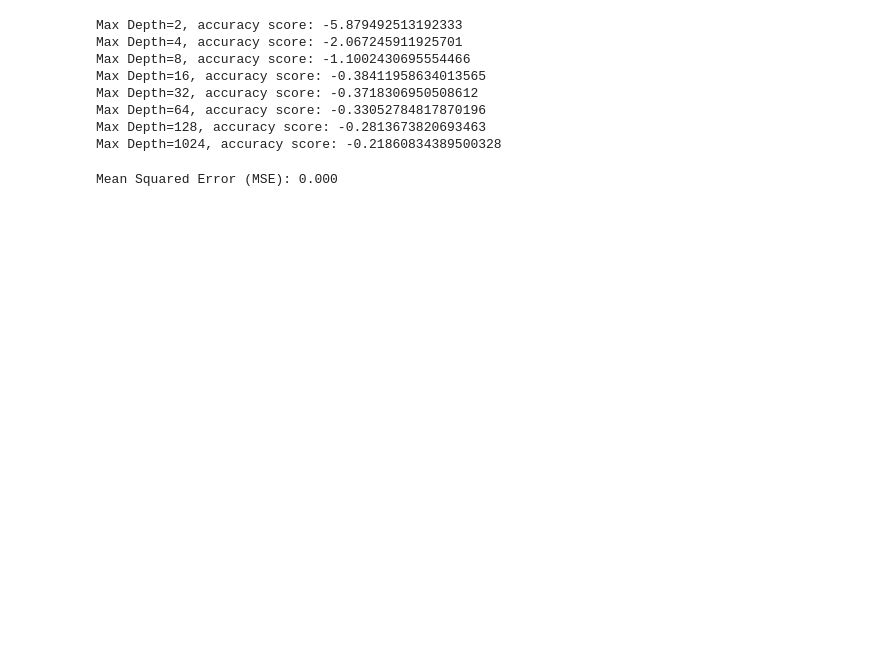
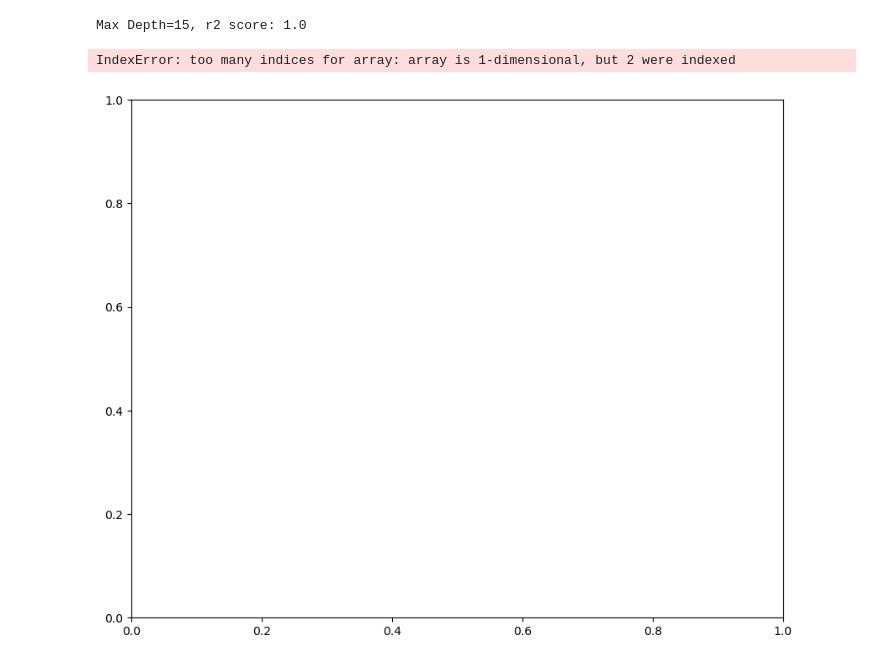
Before and after one commit to DirecTV-Team1A-NextGen-Rec/directv_tvrec, a Jupyter notebook: 10.) Gradient_Boosting_Model.ipynb, the cells around one changed output. Saved outputs shown, nothing was run; the diff lists cells and outputs as text; code cells hidden in the pictures; blank space fills up the shorter version.

```diff
--- a/10.) Gradient_Boosting_Model.ipynb
+++ b/10.) Gradient_Boosting_Model.ipynb
@@ -19,0 +143,3 @@ df_shrink = df[["number_of_seasons","number_of_episodes","vote_count","vote_aver
+# %%
+# convert the boolean values to integers (True -> 1, False -> 0)
+df['adult'] = df['adult'].astype(int)
@@ -20,4 +435,3 @@ df_shrink = df[["number_of_seasons","number_of_episodes","vote_count","vote_aver
 # %%
-X = df.drop(columns=['popularity', 'overview'], axis=1)
-X = X.dropna(axis=1)
+X = df.drop(columns=['popularity'], axis=1)
 y = df['popularity']
@@ -54,33 +450,56 @@ def train_test_DT(X_train, X_test, y_train, y_test, leaf, depth, crit='squared_e
     #return mse_score
     return r2_score(class_label_predictions, y_test)
 # %%
-max_depth_range = [2,4,8,16,32,64,128]
+max_depth_range = [15]
 
 acc = []
 
 for md in max_depth_range:
-    score = train_test_DT(X_train, X_test, y_train, y_test, 1, md)
+    score = train_test_DT(X_train, X_test, y_train, y_test, 15, md)
     print('Max Depth=' + str(md) + ', r2 score: ' + str(score))
     acc.append(float(score))
 # %% [output]
-Max Depth=2, accuracy score: -5.879492513192333
-Max Depth=4, accuracy score: -2.067245911925701
-Max Depth=8, accuracy score: -1.1002430695554466
-Max Depth=16, accuracy score: -0.38411958634013565
-Max Depth=32, accuracy score: -0.3718306950508612
-Max Depth=64, accuracy score: -0.33052784817870196
-Max Depth=128, accuracy score: -0.2813673820693463
-Max Depth=1024, accuracy score: -0.21860834389500328
+Max Depth=15, r2 score: 1.0
+# %%
+# GBDT Classifier
+y_bins = pd.cut(df["popularity"], bins=3, labels=[0, 1, 2])
+
+X_train, X_test, y_train, y_test = train_test_split(
+   X, y_bins, test_size=0.2, random_state=42
+)
+
+def GradientBoostingClassifierModel(X_train, y_train, X_test, n_estimators, max_depth):
+   model = GradientBoostingClassifier(n_estimators = n_estimators, max_depth = max_depth)
+   model.fit(X_train, y_train)
+   model_preds = model.predict_proba(X_test)
+   return model, model_preds[:, -1]
+# %%
+n_estimators = [50]
+max_depths = [2, 4, 7, 10, 20]
+
+fig = plt.figure(figsize=(10, 8))
+ax = fig.add_subplot(111)
+
+for n_est in n_estimators:
+    for depth in max_depths:
+        model, y_pred_proba = GradientBoostingClassifierModel(X_train, y_train, X_test, n_est, depth)
+        assert len(y_pred_proba.shape) == 2
+        for i in range(len(model.classes_)):
+            fpr, tpr, _ = roc_curve((y_test == model.classes_[i]).astype(int), y_pred_proba[:, i])
+            auc_x = auc(fpr, tpr)
+
+            ax.plot(fpr, tpr, label=f"Class {model.classes_[i]}, n_estimators={n_est}, max_depth={depth}, AUC={auc_x:.3f}")
+
+ax.set_title("ROC Curve for Gradient Boosting Classifier")
+ax.set_xlabel("False Positive Rate")
+ax.set_ylabel("True Positive Rate")
+ax.legend(loc="best")
+plt.show()
+# %% [output]
+IndexError: too many indices for array: array is 1-dimensional, but 2 were indexed
+[figure, added]
 # %%
-# Now, will try data on a GBDT
-regressor = GradientBoostingRegressor(
-    n_estimators=50,
-    learning_rate=0.3,
-    max_depth=2
-)
+# Terrible scores, will try GBRegressor
+regressor = GradientBoostingRegressor(n_estimators=50, max_depth=4, random_state=42)
 regressor.fit(X_train, y_train)
-regressor_pred = regressor.predict(X_test)
-mse = mean_squared_error(y_test, regressor_pred)
-print(f"Mean Squared Error (MSE): {mse:.3f}")
+y_pred = regressor.predict(X_test)
-# %% [output]
-Mean Squared Error (MSE): 0.000
```
Also changed, not shown: parts of 29 cells of this notebook.
